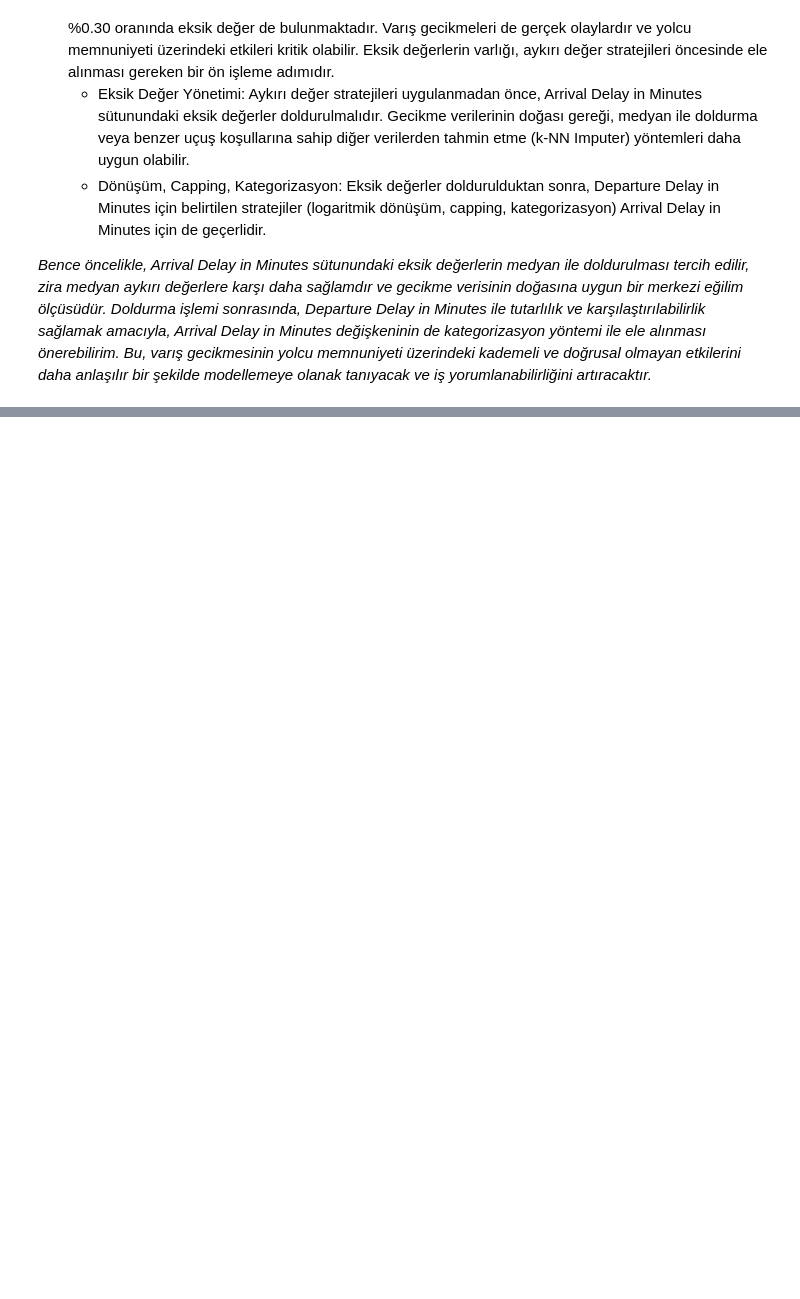
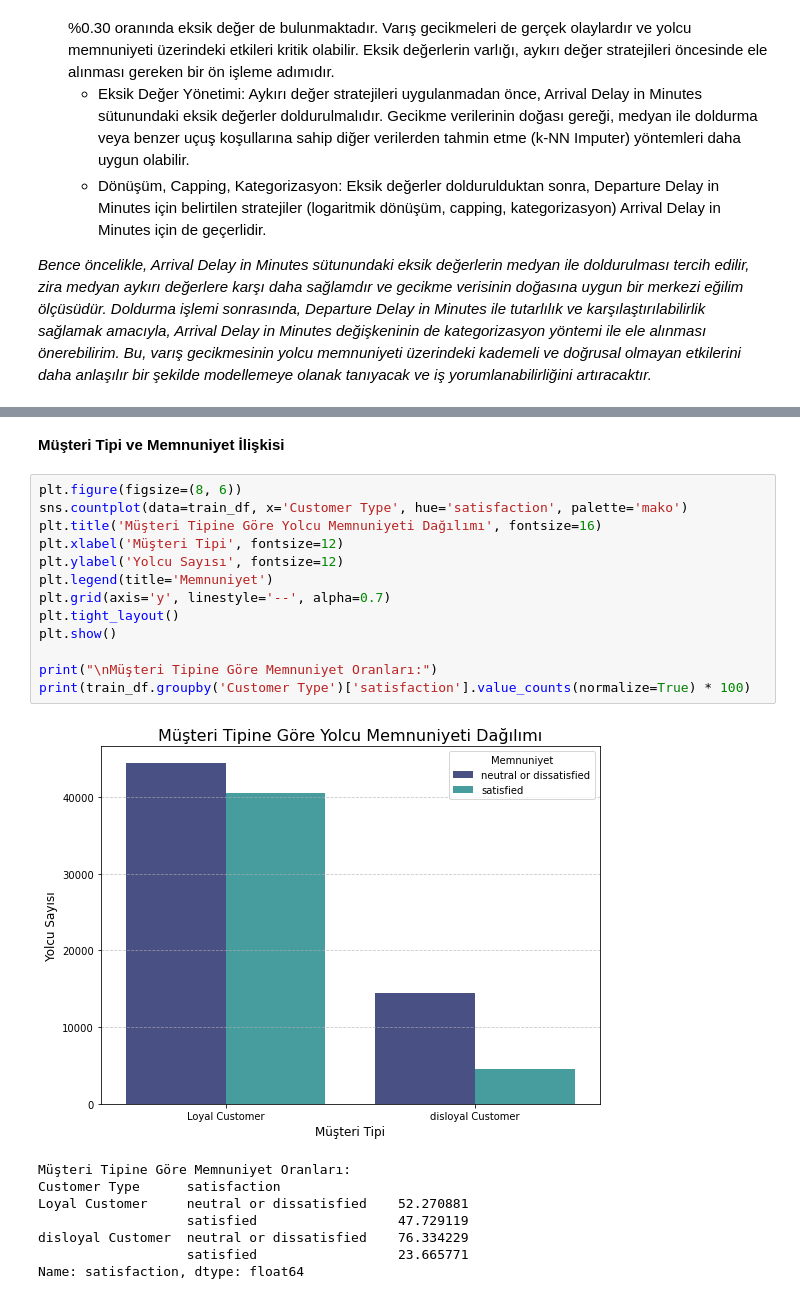
Before and after one commit to YarenAyan/Airline-Passenger-Satisfaction-Data-Analysis, a Jupyter notebook: Airline Passenger Satisfaction TR.ipynb, the cells around one changed output, grey strips where cells are left out. Saved outputs shown, nothing was run; the diff lists cells and outputs as text; blank space fills up the shorter version.

```diff
--- a/Airline Passenger Satisfaction TR.ipynb
+++ b/Airline Passenger Satisfaction TR.ipynb
@@ -561,0 +618,24 @@ Bu proje ödevi bir veri analiz projesi olduğundan, veri setindeki orijinal bil
+# %% [markdown]
+**Müşteri Tipi ve Memnuniyet İlişkisi**
+# %%
+plt.figure(figsize=(8, 6))
+sns.countplot(data=train_df, x='Customer Type', hue='satisfaction', palette='mako')
+plt.title('Müşteri Tipine Göre Yolcu Memnuniyeti Dağılımı', fontsize=16)
+plt.xlabel('Müşteri Tipi', fontsize=12)
+plt.ylabel('Yolcu Sayısı', fontsize=12)
+plt.legend(title='Memnuniyet')
+plt.grid(axis='y', linestyle='--', alpha=0.7)
+plt.tight_layout()
+plt.show()
+
+print("\nMüşteri Tipine Göre Memnuniyet Oranları:")
+print(train_df.groupby('Customer Type')['satisfaction'].value_counts(normalize=True) * 100)
+# %% [output]
+[figure, added]
+Müşteri Tipine Göre Memnuniyet Oranları:
+Customer Type      satisfaction
+Loyal Customer     neutral or dissatisfied    52.270881
+                   satisfied                  47.729119
+disloyal Customer  neutral or dissatisfied    76.334229
+                   satisfied                  23.665771
+Name: satisfaction, dtype: float64
```
Also changed, not shown: parts of 28 cells of this notebook.
